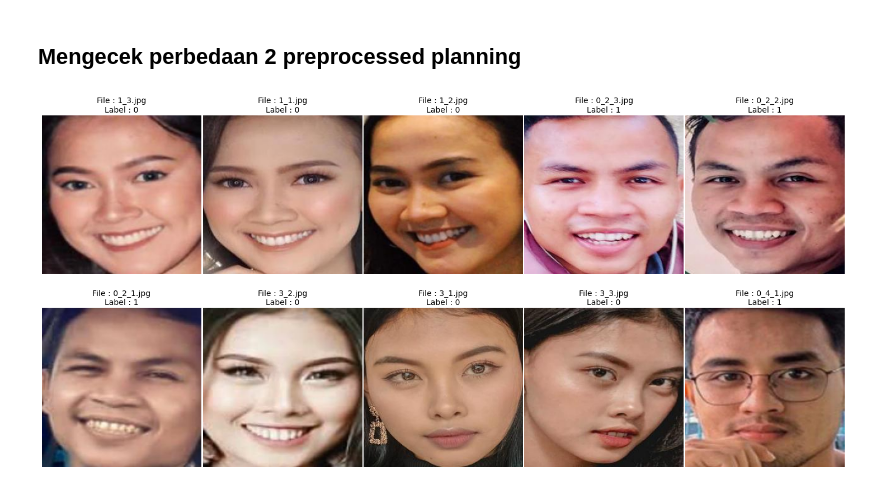
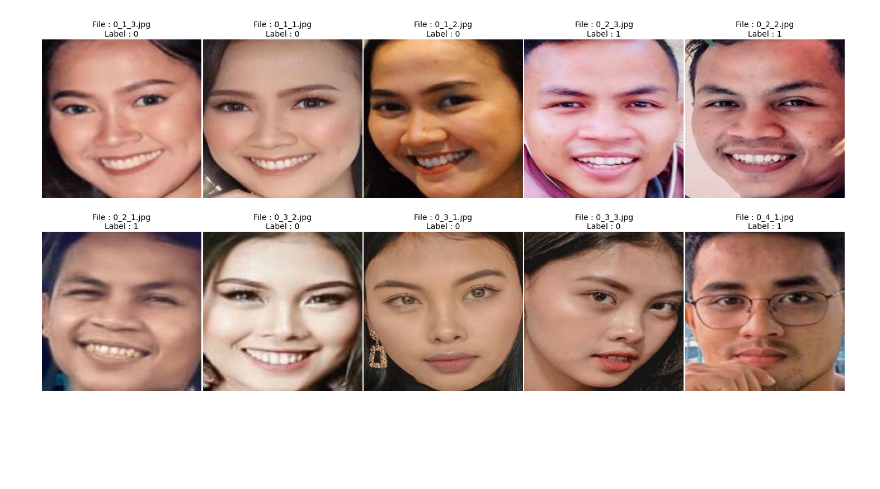
Before and after one commit to Hyuto/bdc-2021, a Jupyter notebook: notebook/Viewer.ipynb, the cells around one changed output. Drawn from its saved outputs; the diff is of its cells as text; code cells hidden in the pictures; blank space fills up the shorter version.

```diff
--- a/notebook/Viewer.ipynb
+++ b/notebook/Viewer.ipynb
@@ -28,16 +28,14 @@ def show_images(diff):
                 axes[i, j].axis('off')
     fig.tight_layout(pad=0.3)
     plt.show()
-# %% [markdown]
-## Mengecek perbedaan 2 preprocessed planning
 # %%
 dir_ = '../data/preprocessed'
 df = pd.read_csv('../data/preprocessed/preprocessed.csv')[["image", "label"]]
 # %%
 dari = 1
 sampai = 10
 
-data = [(os.path.join(dir_, x[0]), x[1]) for x in df.values][dari-1:sampai]
+data = [(os.path.join(dir_, x[0]), x[1]) for x in df.values[dari-1:sampai]]
 show_images(data)
 # %% [output]
-[figure, old version]
+[figure, new version]
```
